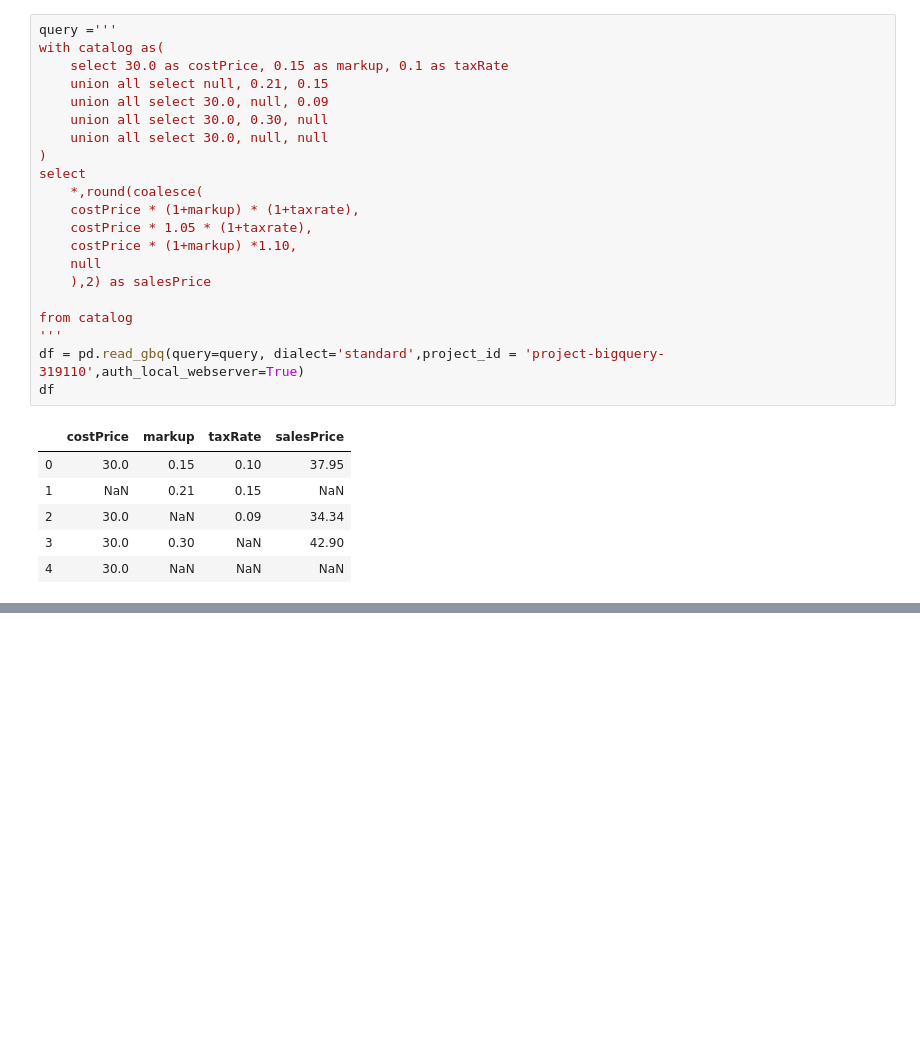
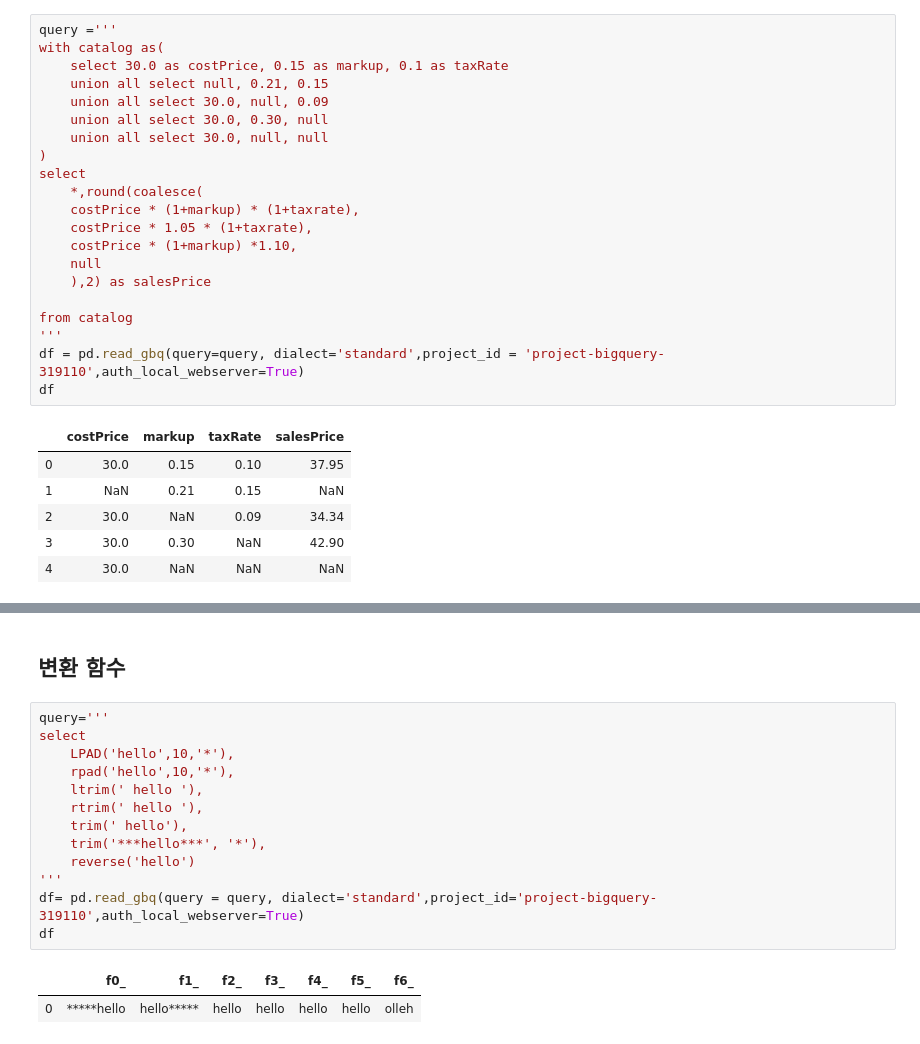
Before and after one commit to jeonprize/SQL, a Jupyter notebook: 2. 데이터 타입, 함수, 연산자.ipynb, the cells around one changed output, grey strips where cells are left out. Drawn from its saved outputs; the diff is of its cells as text; blank space fills up the shorter version.

```diff
--- a/2. 데이터 타입, 함수, 연산자.ipynb
+++ b/2. 데이터 타입, 함수, 연산자.ipynb
@@ -225,0 +332,18 @@ df
+# %% [markdown]
+## 변환 함수
+# %%
+query='''
+select
+    LPAD('hello',10,'*'),
+    rpad('hello',10,'*'),
+    ltrim(' hello '),
+    rtrim(' hello '),
+    trim(' hello'),
+    trim('***hello***', '*'),
+    reverse('hello')
+'''
+df= pd.read_gbq(query = query, dialect='standard',project_id='project-bigquery-319110',auth_local_webserver=True)
+df
+# %% [output]
+|  | f0_ | f1_ | f2_ | f3_ | f4_ | f5_ | f6_ |
+| 0 | *****hello | hello***** | hello | hello | hello | hello | olleh |
```
Also changed, not shown: parts of 12 cells of this notebook.
